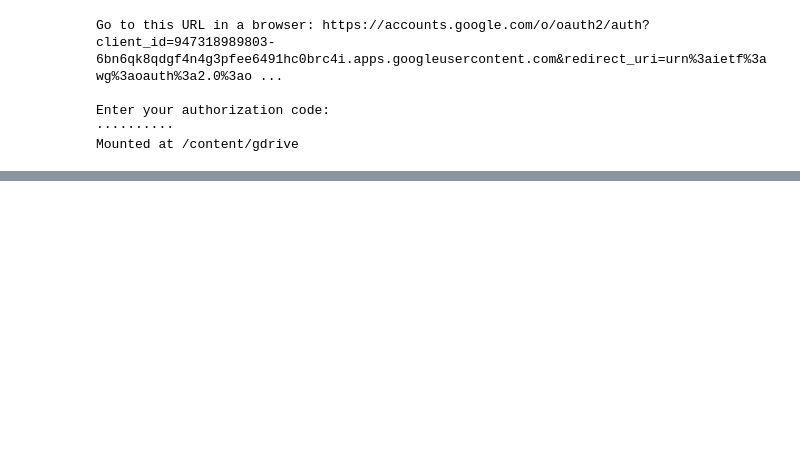
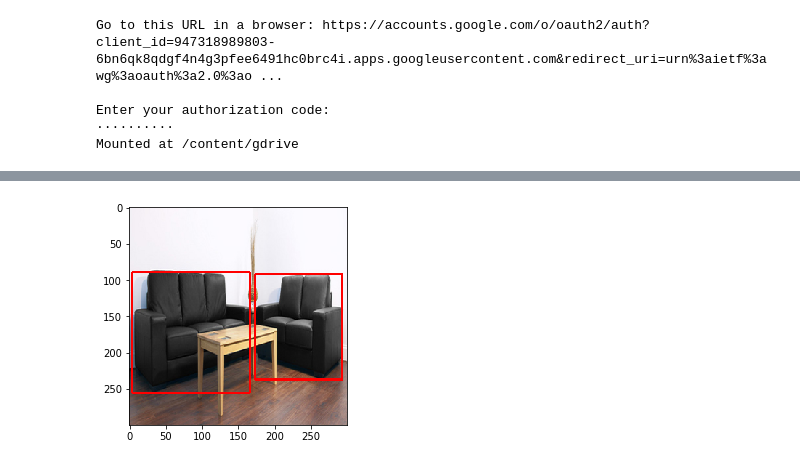
Before and after one commit to PavloZakala/ML_projects, a Jupyter notebook: object_detecion.ipynb, the cells around one changed output, grey strips where cells are left out. Drawn from its saved outputs; the diff is of its cells as text; code cells hidden in the pictures; blank space fills up the shorter version.

```diff
--- a/object_detecion.ipynb
+++ b/object_detecion.ipynb
@@ -116,0 +128,14 @@ plt.imshow(np.transpose(ngrid, (1, 2, 0)))
+# %%
+def flip(image, boxes):
+
+    # Flip image
+    # image = func.to_pil_image(image)
+    new_image = func.hflip(image)
+
+    # Flip boxes
+    new_boxes = boxes
+    new_boxes[:, 0] = image.width - boxes[:, 0] - 1
+    new_boxes[:, 2] = image.width - boxes[:, 2] - 1
+    new_boxes = new_boxes[:, [2, 1, 0, 3]]
+
+    return new_image, new_boxes
@@ -116,0 +153,6 @@ plt.imshow(np.transpose(ngrid, (1, 2, 0)))
+# %%
+img_flip, boxes_flip = flip(img, boxes)
+
+draph_img(img_flip, boxes_flip)
+# %% [output]
+[figure, added]
```
Also changed, not shown: parts of 8 cells of this notebook.
